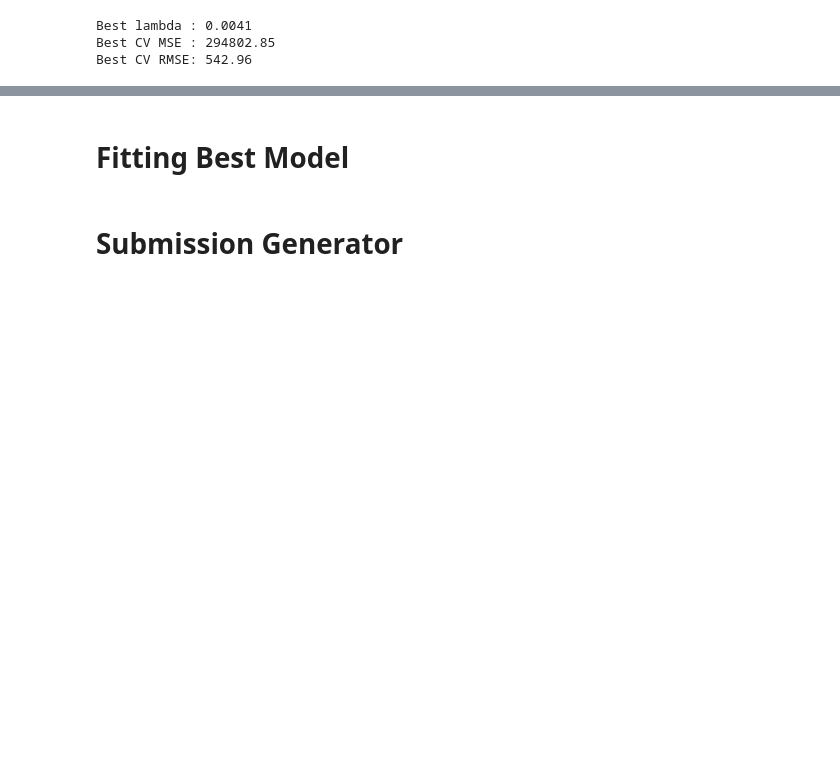
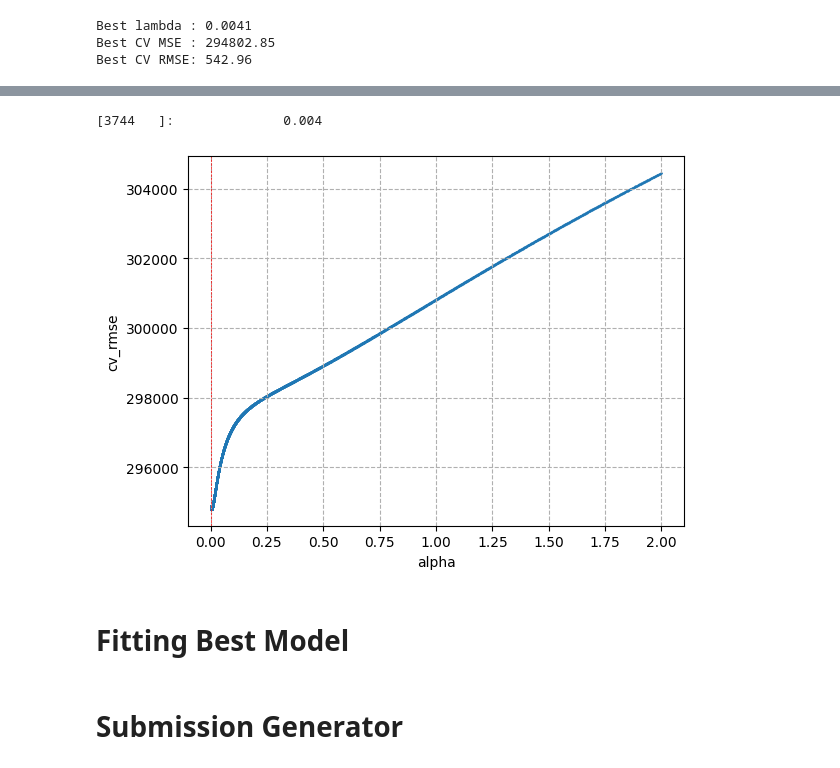
Before and after one commit to Karolcha100/SAD_2026_proj2_in_python, a Jupyter notebook: 01-ridge-regression.ipynb, the cells around one changed output, grey strips where cells are left out. Saved outputs shown, nothing was run; the diff lists cells and outputs as text; code cells hidden in the pictures; blank space fills up the shorter version.

```diff
--- a/01-ridge-regression.ipynb
+++ b/01-ridge-regression.ipynb
@@ -73,0 +173,13 @@ Best CV RMSE: 542.96
+# %%
+max_curv_idxs = find_elbow_points(alphas, results["cv_mse"])
+
+for alph_idx, alpha in zip(max_curv_idxs, alphas[max_curv_idxs]):
+    print(f"[{alph_idx}\t]:\t\t{alpha:.3f}")
+# %% [output]
+[3744   ]:              0.004
+# %%
+plot_error(
+    alphas, results["cv_mse"], max_curv_idxs[0]
+)
+# %% [output]
+[figure, added]
```
Also changed, not shown: parts of 15 cells of this notebook, 7 other files.
